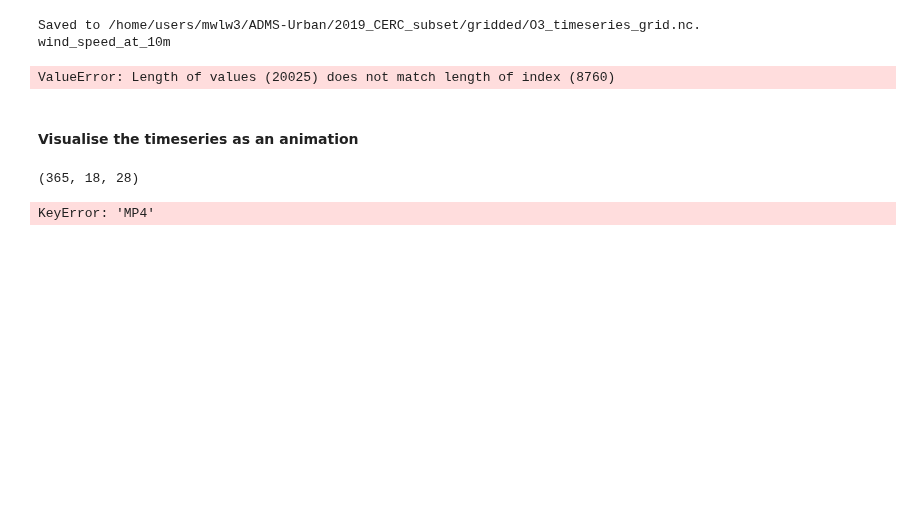
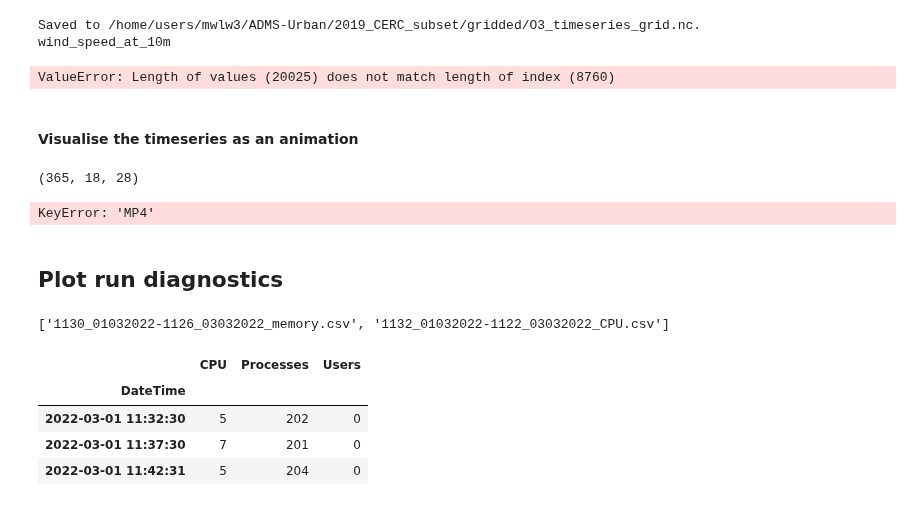
Before and after one commit to michellewl/AQmortality, a Jupyter notebook: Visualise_ADMS-Urban_outputs.ipynb, the cells around one changed output. Cells and saved outputs as stored; diff of their text form; code cells hidden in the pictures; blank space fills up the shorter version.

```diff
--- a/Visualise_ADMS-Urban_outputs.ipynb
+++ b/Visualise_ADMS-Urban_outputs.ipynb
@@ -416,3 +417,22 @@ frames[0].save(path.join(folder, f"{variable}_daily_mean_timeseries.gif"), forma
                duration=100, loop=0)
 # %% [output]
 KeyError: 'MP4'
+# %% [markdown]
+## Plot run diagnostics
+# %%
+folder = "/home/users/mwlw3/ADMS-Urban/Diagnostics/run_014/"
+print(listdir(folder))
+# %% [output]
+['1130_01032022-1126_03032022_memory.csv', '1132_01032022-1122_03032022_CPU.csv']
+# %%
+filename = [filename for filename in listdir(folder) if "CPU" in filename][0]
+filepath = path.join(folder, filename)
+cpu_df = pd.read_csv(filepath, index_col=0)
+cpu_df.index = pd.to_datetime(cpu_df.index)
+cpu_df.head(3)
+# %% [output]
+|  | CPU | Processes | Users |
+| DateTime |  |  |  |
+| 2022-03-01 11:32:30 | 5 | 202 | 0 |
+| 2022-03-01 11:37:30 | 7 | 201 | 0 |
+| 2022-03-01 11:42:31 | 5 | 204 | 0 |
```
Also changed, not shown: parts of 5 cells of this notebook.
